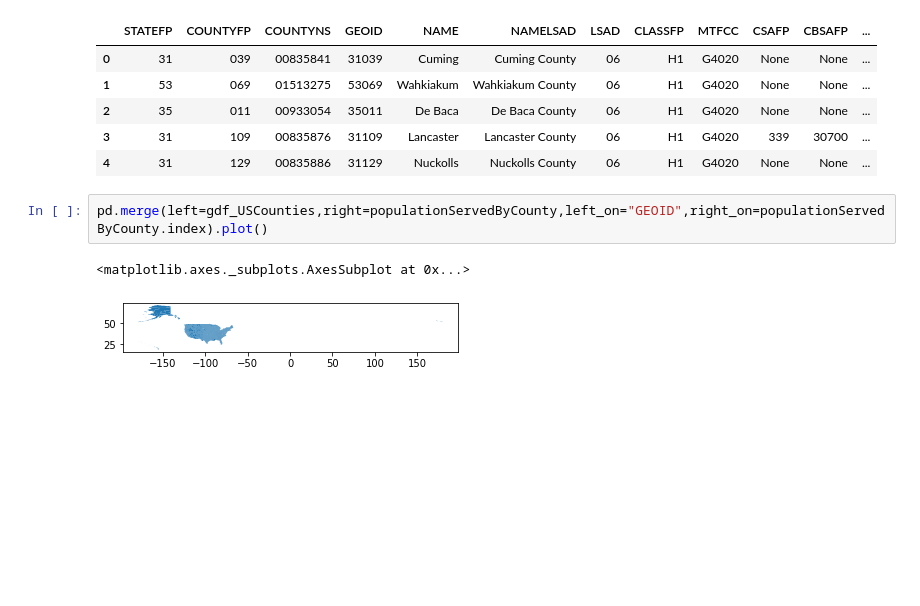
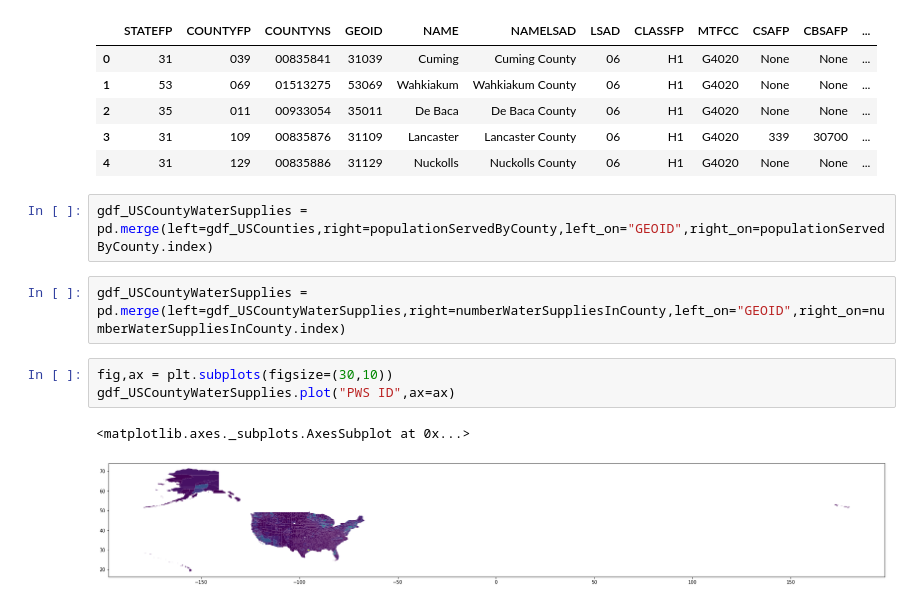
Before and after one commit to noahgarfinkle/otaku, a Jupyter notebook: Water Systems.ipynb, the cells around one changed output. Saved outputs shown, nothing was run; the diff lists cells and outputs as text; blank space fills up the shorter version.

Commit message:
plotting water supplies by county!!!

```diff
--- a/Water Systems.ipynb
+++ b/Water Systems.ipynb
@@ -263,7 +263,12 @@ gdf_USCounties.head()
 | 3 | 31 | 109 | 00835876 | 31109 | Lancaster | Lancaster County | 06 | H1 | G4020 | 339 | 30700 | ... |
 | 4 | 31 | 129 | 00835886 | 31129 | Nuckolls | Nuckolls County | 06 | H1 | G4020 | None | None | ... |
 # %%
-pd.merge(left=gdf_USCounties,right=populationServedByCounty,left_on="GEOID",right_on=populationServedByCounty.index).plot()
+gdf_USCountyWaterSupplies = pd.merge(left=gdf_USCounties,right=populationServedByCounty,left_on="GEOID",right_on=populationServedByCounty.index)
-# %% [output]
-<matplotlib.axes._subplots.AxesSubplot at 0x...>
-[figure, removed]
+# %%
+gdf_USCountyWaterSupplies = pd.merge(left=gdf_USCountyWaterSupplies,right=numberWaterSuppliesInCounty,left_on="GEOID",right_on=numberWaterSuppliesInCounty.index)
+# %%
+fig,ax = plt.subplots(figsize=(30,10))
+gdf_USCountyWaterSupplies.plot("PWS ID",ax=ax)
+# %% [output]
+<matplotlib.axes._subplots.AxesSubplot at 0x...>
+[figure, added]
```
